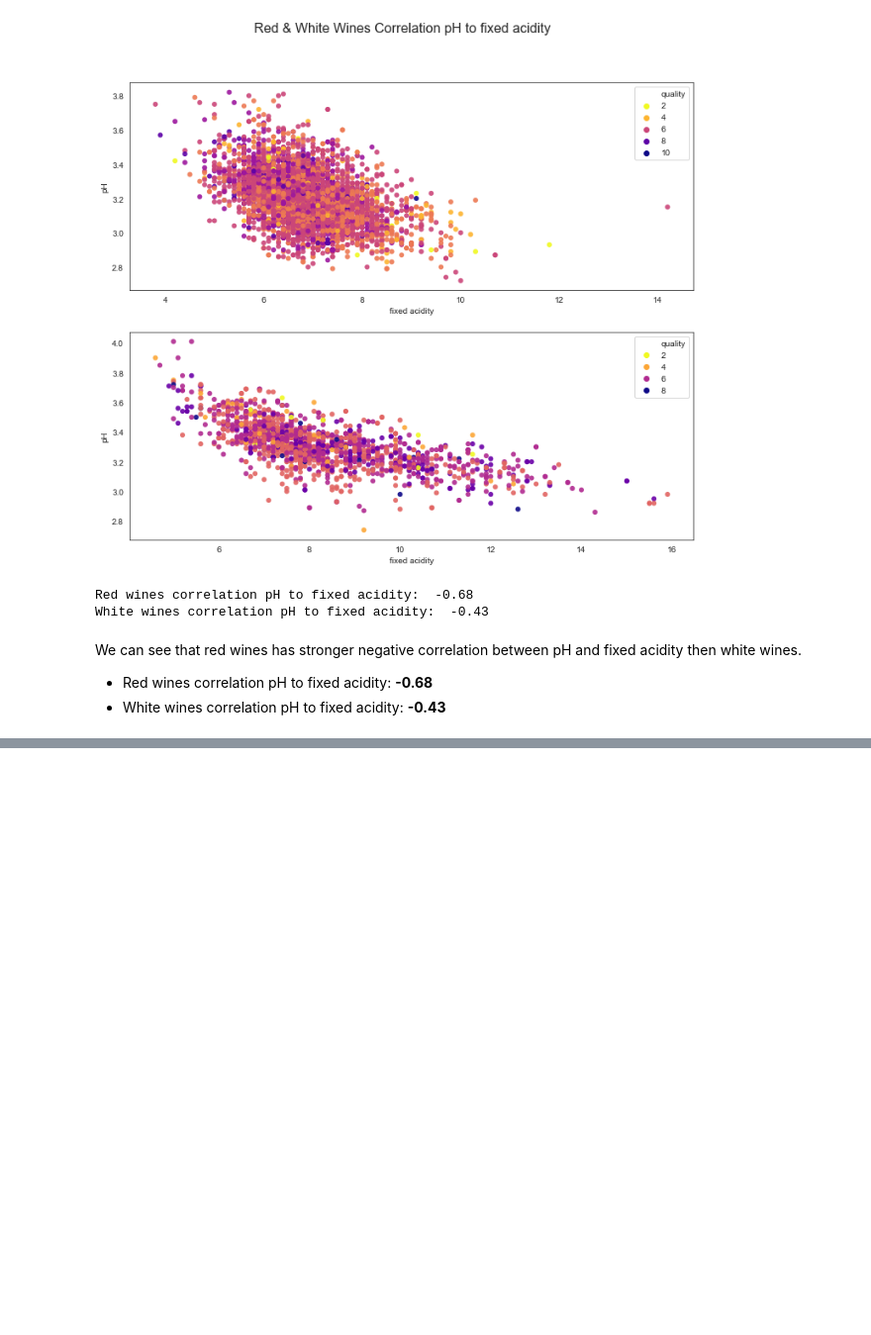
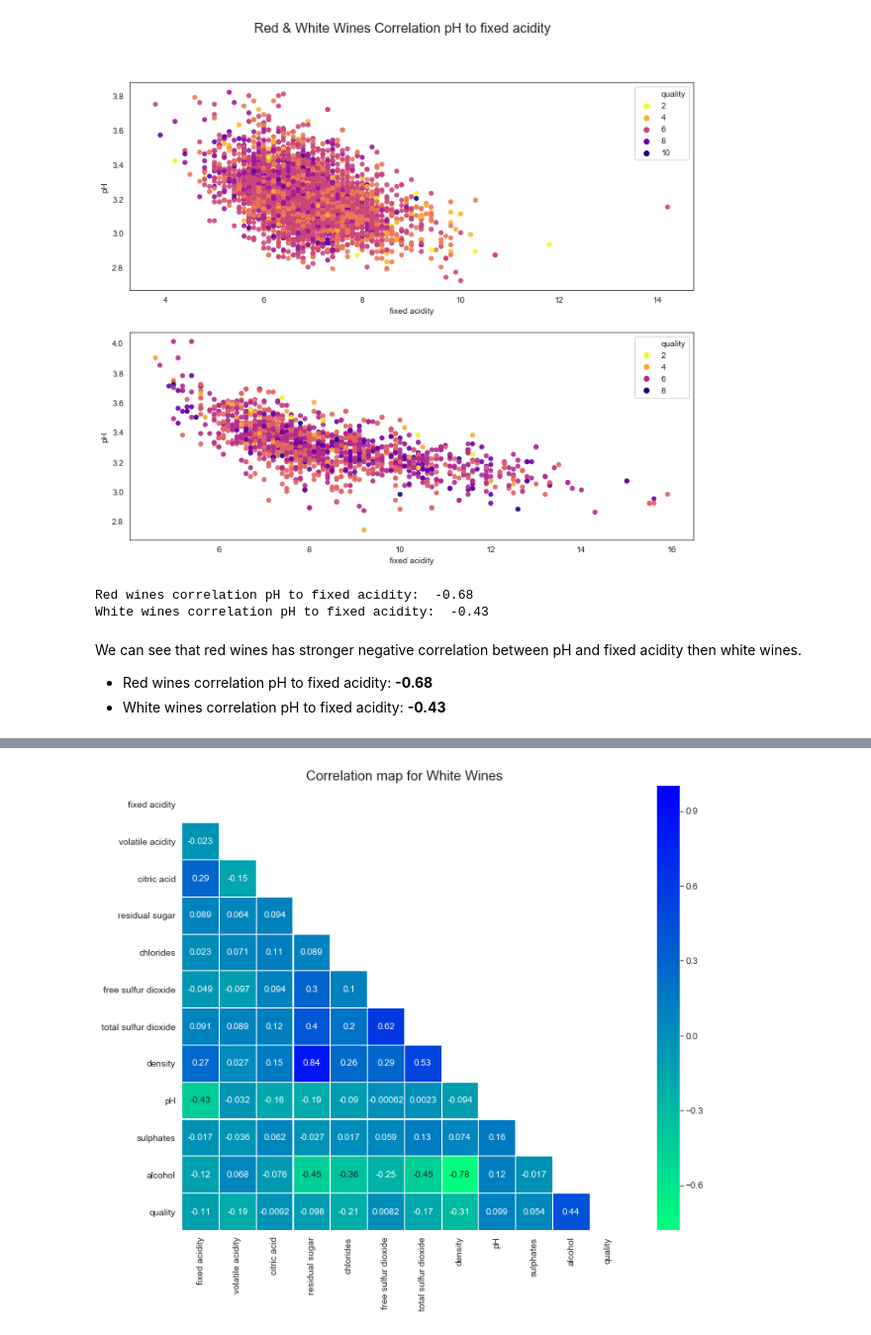
Before and after one commit to JakubPluta/EDA-ML, a Jupyter notebook: Wine Quality - EDA .ipynb, the cells around one changed output, grey strips where cells are left out. Shown: that part at 99% size. Saved outputs shown, nothing was run; the diff lists cells and outputs as text; code cells hidden in the pictures; blank space fills up the shorter version.

```diff
--- a/Wine Quality - EDA .ipynb
+++ b/Wine Quality - EDA .ipynb
@@ -154,0 +222,9 @@ We can see that red wines has stronger negative correlation between pH and fixed
+# %%
+white_corr = wines_nodummy[wines_nodummy['color']=='White'].corr()
+f,ax = plt.subplots(figsize=(12,9))
+mask = np.zeros_like(white_corr)
+mask[np.triu_indices_from(mask)] = True
+sns.heatmap(white_corr,cmap='winter_r',annot=True,linewidths=.1,square=True,mask=mask);
+plt.title('Correlation map for White Wines',fontsize=15);
+# %% [output]
+[figure, added]
```
Also changed, not shown: parts of 9 cells of this notebook.
